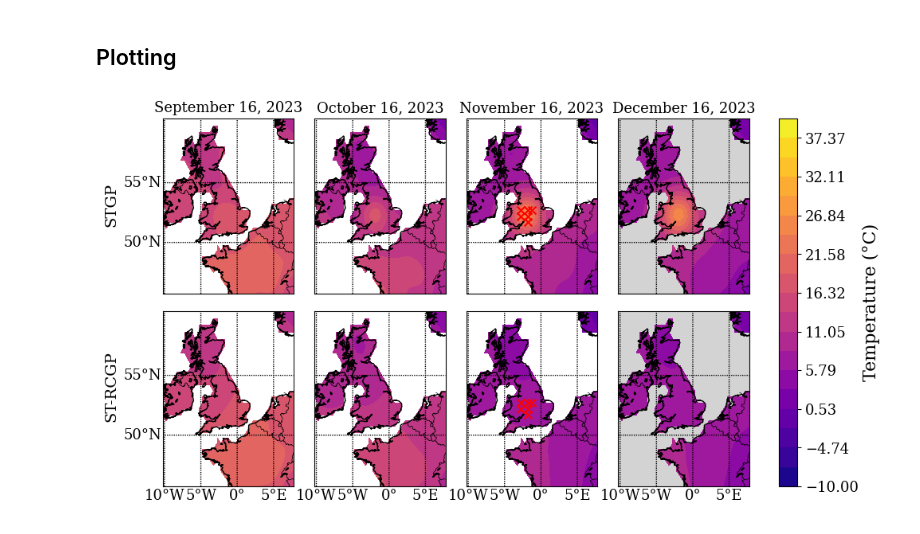
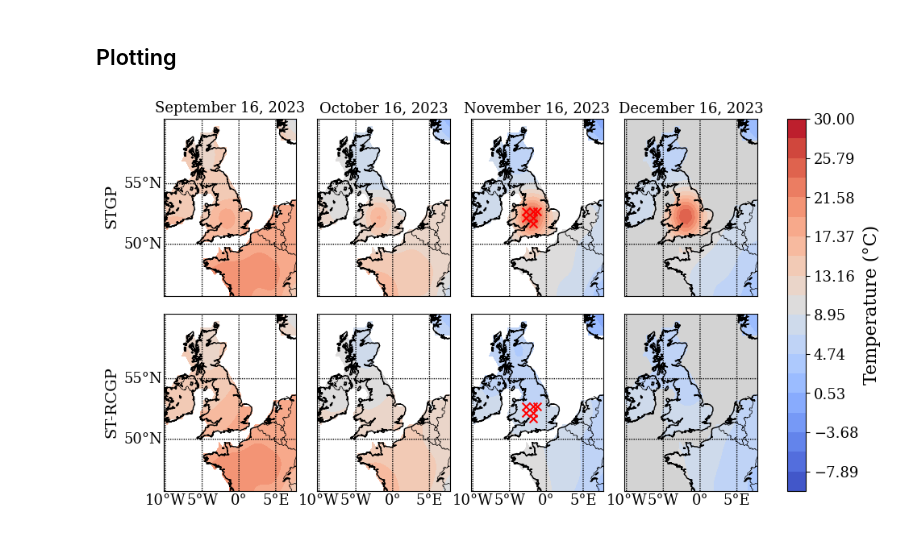
Before and after one commit to williamlaplante/ST-RCGP, a Jupyter notebook: experiments/weather-forecasting/model-fitting.ipynb, the cells around one changed output. Saved outputs shown, nothing was run; the diff lists cells and outputs as text; code cells hidden in the pictures.

Commit message:
plotting of weather exp tweaked

```diff
--- a/experiments/weather-forecasting/model-fitting.ipynb
+++ b/experiments/weather-forecasting/model-fitting.ipynb
@@ -573,11 +575,20 @@ plot_temperature_map(df_rcgp_last_month, vmin=-10, vmax=35, pred_col="pred")
 ## Plotting
 # %%
 def plot_all_maps(list_dataframes0, list_dataframes1, titles, df_test, vmin, vmax, lat_col='lat', lon_col='lon', pred_col='pred',
-                                    cmap='plasma', outliers_plot=True, savefig=False):
+                                    cmap='coolwarm', outliers_plot=True, savefig=False):
 
     plt.rc('font', family='serif', size=13)
 
     fig, axs = plt.subplots(2,len(list_dataframes0), figsize=(12,6), sharey=True)
+
+    temperature_colors = [
+        (0.0, "#1E90FF"),  # Dodger Blue
+        (0.5, "#FFFFFF"),  # White
+        (1.0, "#FF4500"),  # Orange Red
+    ]
+
+    # Create the colormap
+    #cmap = LinearSegmentedColormap.from_list("TemperatureColormap", temperature_colors)
 
 
     for idx0, list_dataframes in enumerate([list_dataframes0, list_dataframes1]):
@@ -662,7 +673,7 @@ def plot_all_maps(list_dataframes0, list_dataframes1, titles, df_test, vmin, vma
 
     fig.text(0.078, 0.7, 'STGP', va='center', rotation='vertical', fontsize=14)
 
-    fig.text(0.078, 0.32, 'ST-RCGP', va='center', rotation='vertical', fontsize=14)
+    fig.text(0.078, 0.295, 'ST-RCGP', va='center', rotation='vertical', fontsize=14)
 
     cbar = fig.colorbar(contour, ax=axs, location='right', shrink=1., pad=0.04)
     cbar.set_label('Temperature (°C)', fontsize=16)
@@ -672,10 +683,11 @@ def plot_all_maps(list_dataframes0, list_dataframes1, titles, df_test, vmin, vma
 # %%
 plot_all_maps(list_dataframes0=[df_stgp_train_month, df_stgp_reg_month, df_stgp_outlier_month, df_stgp_last_month],
               list_dataframes1=[df_rcgp_train_month, df_rcgp_reg_month, df_rcgp_outlier_month, df_rcgp_last_month],
               df_test = df_test,
               titles=df.time.unique()[-4:].tolist(),
               vmin=-10,
-              vmax=40,
-              savefig=False)
+              vmax=30,
+              savefig=False,
+              cmap='coolwarm')
 # %% [output]
-[figure, old version]
+[figure, new version]
```
Also changed, not shown: parts of 1 cell of this notebook, 1 other file.
